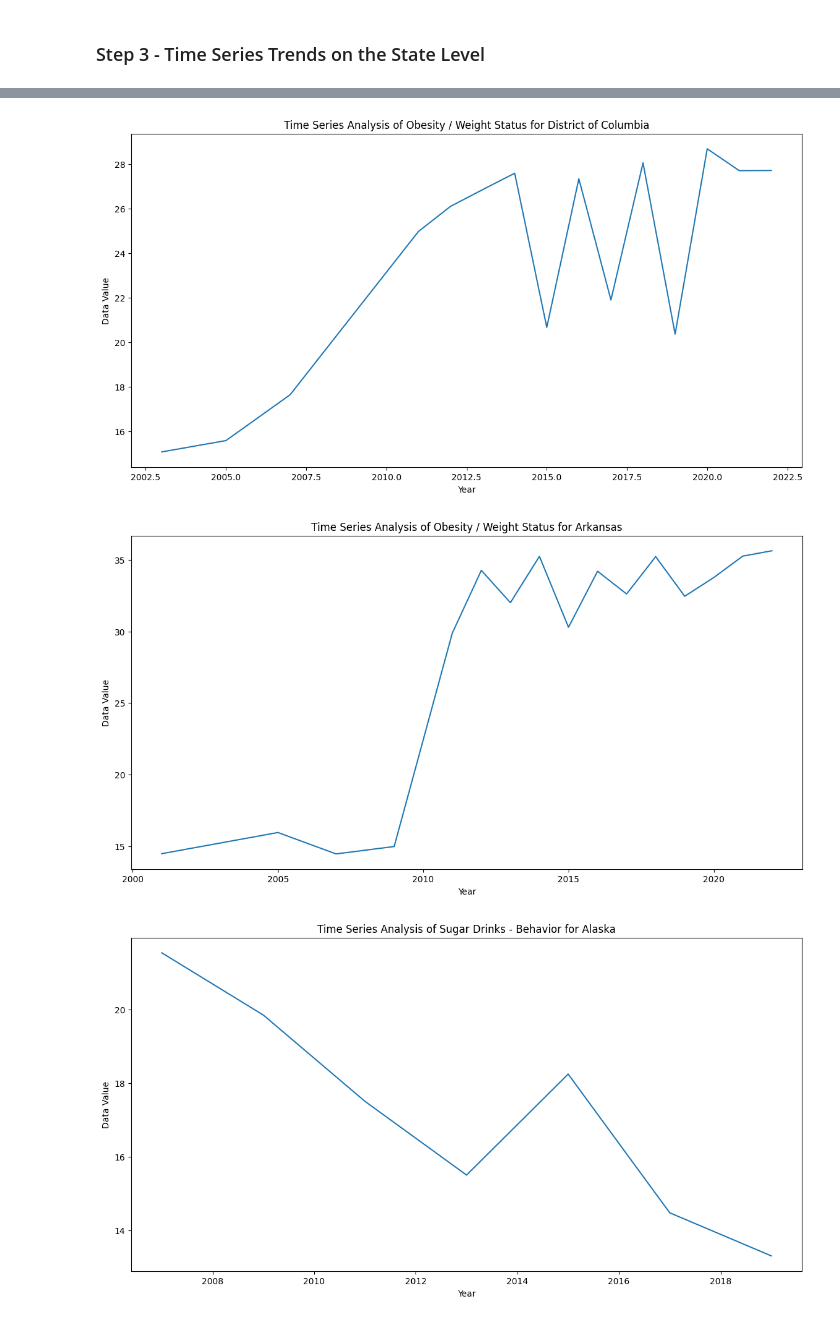
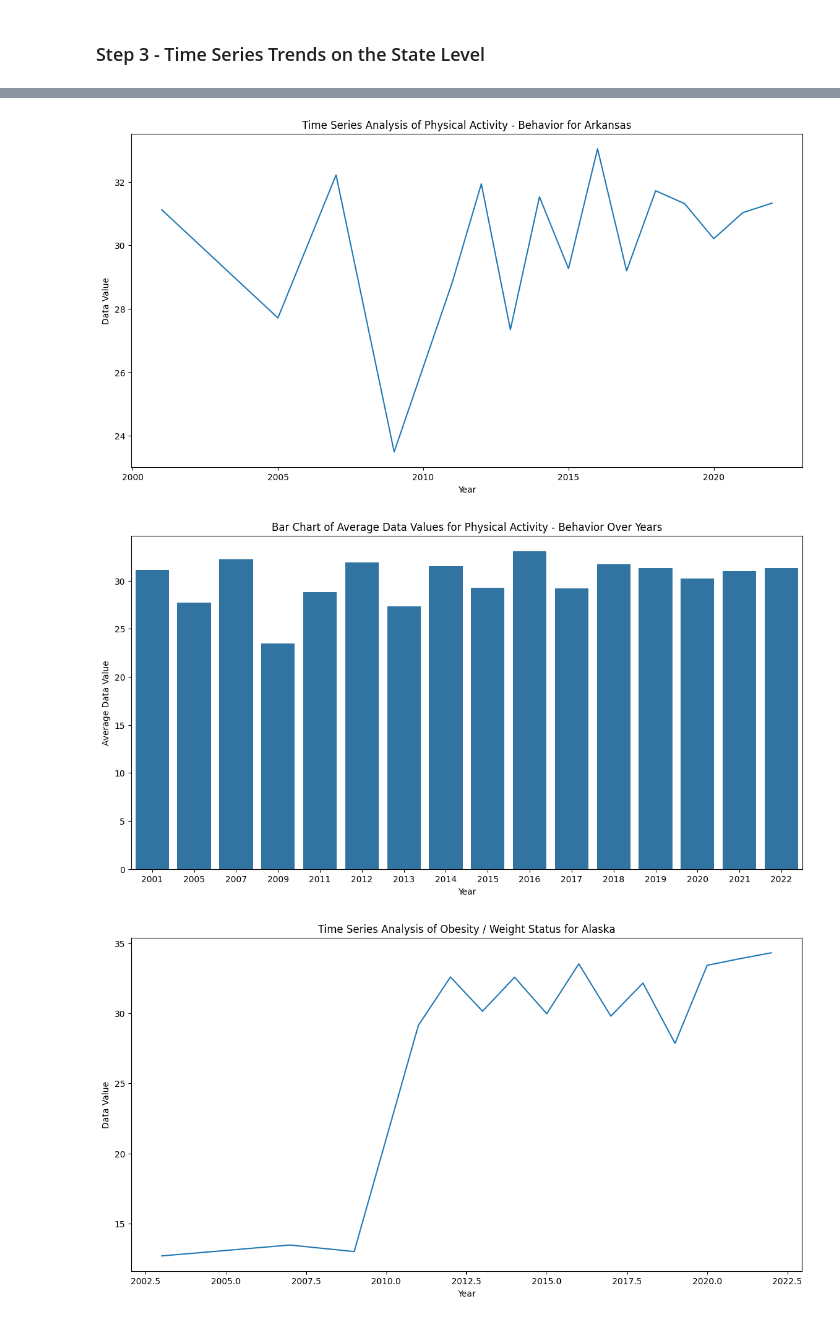
Before and after one commit to TonyZhang2004/Citadel-Summer-Datathon, a Jupyter notebook: EDA_nutrition.ipynb, the cells around one changed output, grey strips where cells are left out. Cells and saved outputs as stored; diff of their text form; code cells hidden in the pictures.

Commit message:
added bar chart on state level

```diff
--- a/EDA_nutrition.ipynb
+++ b/EDA_nutrition.ipynb
@@ -187,6 +187,14 @@ def visualize_data_by_state(df, states, topics):
             plt.ylabel('Data Value')
             plt.show()
 
+            # Bar Chart Analysis for the entire US
+            plt.figure(figsize=(14, 7))
+            sns.barplot(data=state_df, x='YearStart', y='Data_Value')
+            plt.title(f'Bar Chart of Average Data Values for {topic} Over Years')
+            plt.xlabel('Year')
+            plt.ylabel('Average Data Value')
+            plt.show()
+
 
 states = ['Alaska', 'Arizona', 'District of Columbia', 'Arkansas']
 visualize_data_by_state(df, states, topics)
@@ -200,3 +208,3 @@ visualize_data_by_state(df, states, topics)
-[figure, old version]
+[figure, new version]
-[figure, old version]
+[figure, new version]
-[figure, old version]
+[figure, new version]
```
Also changed, not shown: parts of 2 cells of this notebook.
